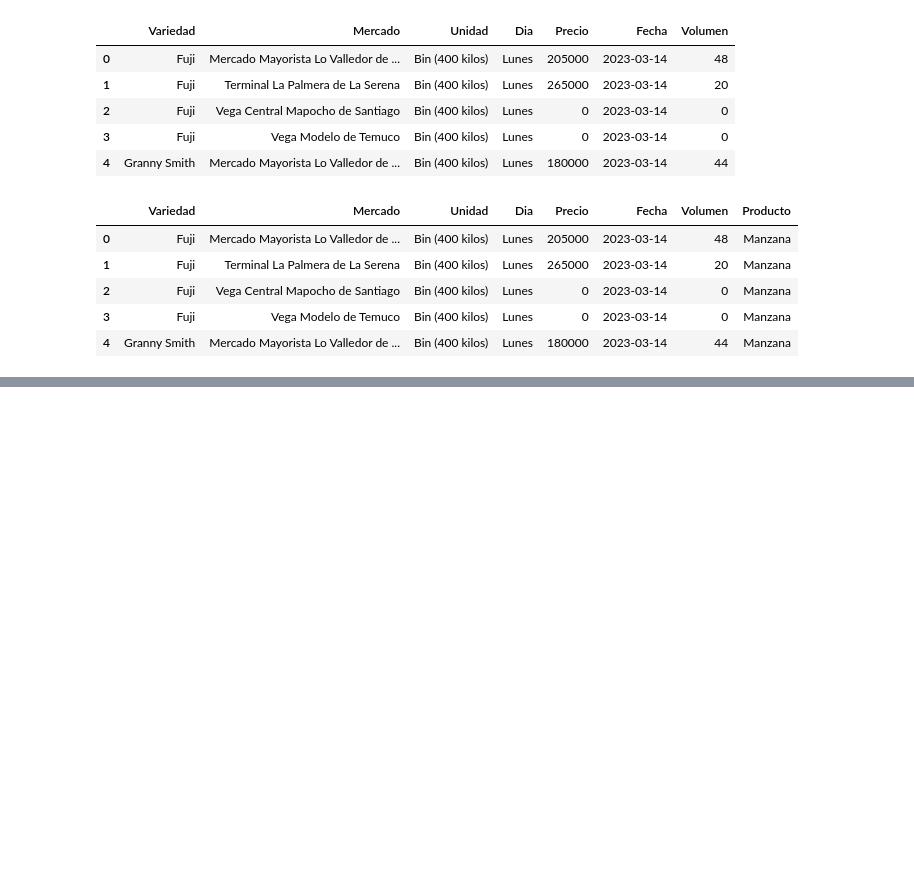
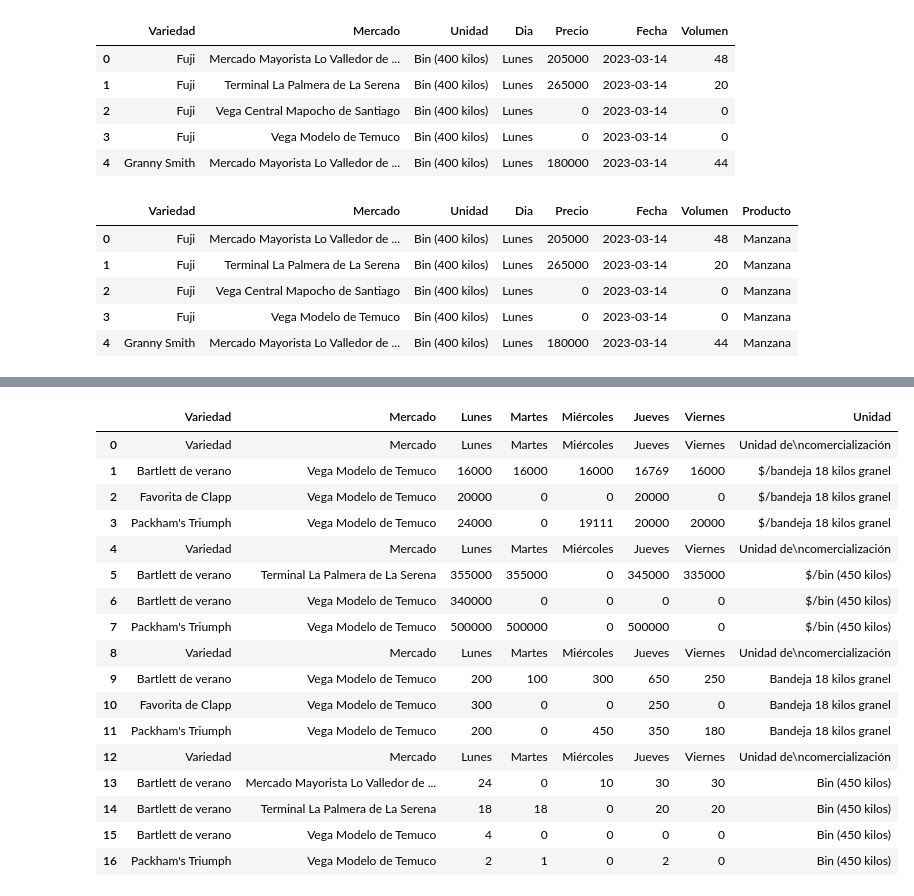
Before and after one commit to sebastiantare/fruitAndVegAnalysis, a Jupyter notebook: CheckFiles.ipynb, the cells around one changed output, grey strips where cells are left out. Drawn from its saved outputs; the diff is of its cells as text; code cells hidden in the pictures; blank space fills up the shorter version.

Commit message:
testing data formatting

```diff
--- a/CheckFiles.ipynb
+++ b/CheckFiles.ipynb
@@ -442,0 +400,32 @@ volume_df
+# %%
+product = 'Pera'
+df = pd.read_excel('./data/Boletin_Semanal_Precios_Mayoristas_20230127.xlsx', sheet_name=product, skiprows=0)
+start_date, end_date = extractDates(str(df.iloc[1][0]))
+df.drop(df[df[df.columns[1]].isnull() == True].index, axis=0, inplace=True)
+df.columns = np.array(df.iloc[0])
+df.rename(columns={'Unidad de\ncomercialización ': 'Unidad'}, inplace=True)
+df = df.reset_index(drop=True)
+split = int(df[df['Mercado'] == 'Mercado'].index[int(len(df[df['Mercado'] == 'Mercado'].index)/2)])
+df1 = df.iloc[:split]
+df2 = df.iloc[split:]
+# %%
+df
+# %% [output]
+|  | Variedad | Mercado | Lunes | Martes | Miércoles | Jueves | Viernes | Unidad |
+| 0 | Variedad | Mercado | Lunes | Martes | Miércoles | Jueves | Viernes | Unidad de\ncomercialización |
+| 1 | Bartlett de verano | Vega Modelo de Temuco | 16000 | 16000 | 16000 | 16769 | 16000 | $/bandeja 18 kilos granel |
+| 2 | Favorita de Clapp | Vega Modelo de Temuco | 20000 | 0 | 0 | 20000 | 0 | $/bandeja 18 kilos granel |
+| 3 | Packham's Triumph | Vega Modelo de Temuco | 24000 | 0 | 19111 | 20000 | 20000 | $/bandeja 18 kilos granel |
+| 4 | Variedad | Mercado | Lunes | Martes | Miércoles | Jueves | Viernes | Unidad de\ncomercialización |
+| 5 | Bartlett de verano | Terminal La Palmera de La Serena | 355000 | 355000 | 0 | 345000 | 335000 | $/bin (450 kilos) |
+| 6 | Bartlett de verano | Vega Modelo de Temuco | 340000 | 0 | 0 | 0 | 0 | $/bin (450 kilos) |
+| 7 | Packham's Triumph | Vega Modelo de Temuco | 500000 | 500000 | 0 | 500000 | 0 | $/bin (450 kilos) |
+| 8 | Variedad | Mercado | Lunes | Martes | Miércoles | Jueves | Viernes | Unidad de\ncomercialización |
+| 9 | Bartlett de verano | Vega Modelo de Temuco | 200 | 100 | 300 | 650 | 250 | Bandeja 18 kilos granel |
+| 10 | Favorita de Clapp | Vega Modelo de Temuco | 300 | 0 | 0 | 250 | 0 | Bandeja 18 kilos granel |
+| 11 | Packham's Triumph | Vega Modelo de Temuco | 200 | 0 | 450 | 350 | 180 | Bandeja 18 kilos granel |
+| 12 | Variedad | Mercado | Lunes | Martes | Miércoles | Jueves | Viernes | Unidad de\ncomercialización |
+| 13 | Bartlett de verano | Mercado Mayorista Lo Valledor de ... | 24 | 0 | 10 | 30 | 30 | Bin (450 kilos) |
+| 14 | Bartlett de verano | Terminal La Palmera de La Serena | 18 | 18 | 0 | 20 | 20 | Bin (450 kilos) |
+| 15 | Bartlett de verano | Vega Modelo de Temuco | 4 | 0 | 0 | 0 | 0 | Bin (450 kilos) |
+| 16 | Packham's Triumph | Vega Modelo de Temuco | 2 | 1 | 0 | 2 | 0 | Bin (450 kilos) |
```
Also changed, not shown: parts of 7 cells of this notebook, 3 other files.
